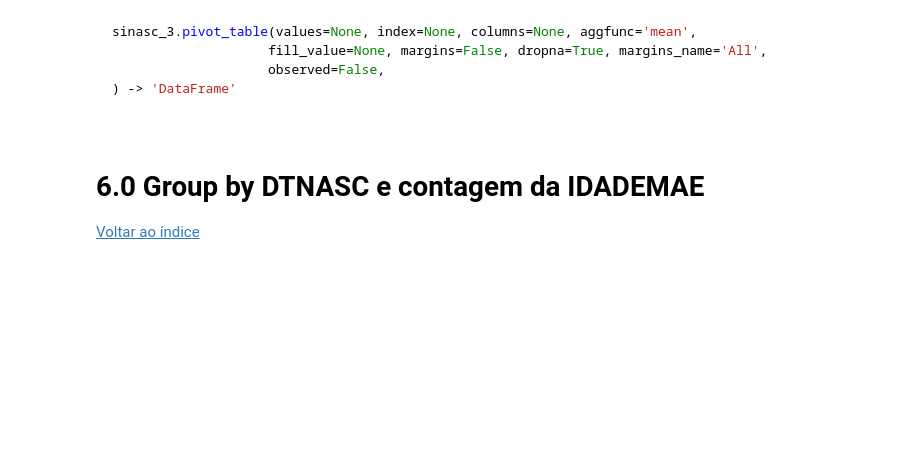
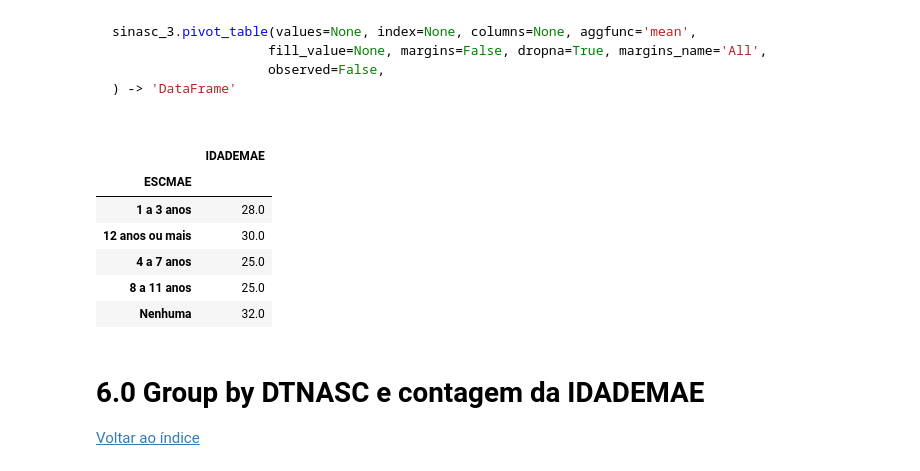
Before and after one commit to mbdpym/data-science-projects, a Jupyter notebook: Data Science/9/Mod9Aula1 - introducao.ipynb, the cells around one changed output. Saved outputs shown, nothing was run; the diff lists cells and outputs as text; code cells hidden in the pictures; blank space fills up the shorter version.

````diff
--- a/Data Science/9/Mod9Aula1 - introducao.ipynb
+++ b/Data Science/9/Mod9Aula1 - introducao.ipynb
@@ -98,7 +151,16 @@ sinasc_3.pivot_table(values=None, index=None, columns=None, aggfunc='mean',
 ```
 # %%
 sinasc_1.pivot_table(index='ESCMAE',
-                     aggfunc='mean')
+                     values='IDADEMAE',
+                     aggfunc='mean').round()
+# %% [output]
+|  | IDADEMAE |
+| ESCMAE |  |
+| 1 a 3 anos | 28.0 |
+| 12 anos ou mais | 30.0 |
+| 4 a 7 anos | 25.0 |
+| 8 a 11 anos | 25.0 |
+| Nenhuma | 32.0 |
 # %% [markdown]
 # 6.0 Group by DTNASC e contagem da IDADEMAE <a name="dtnasc"></a>
 
````
Also changed, not shown: parts of 10 cells of this notebook, 2 other files.
